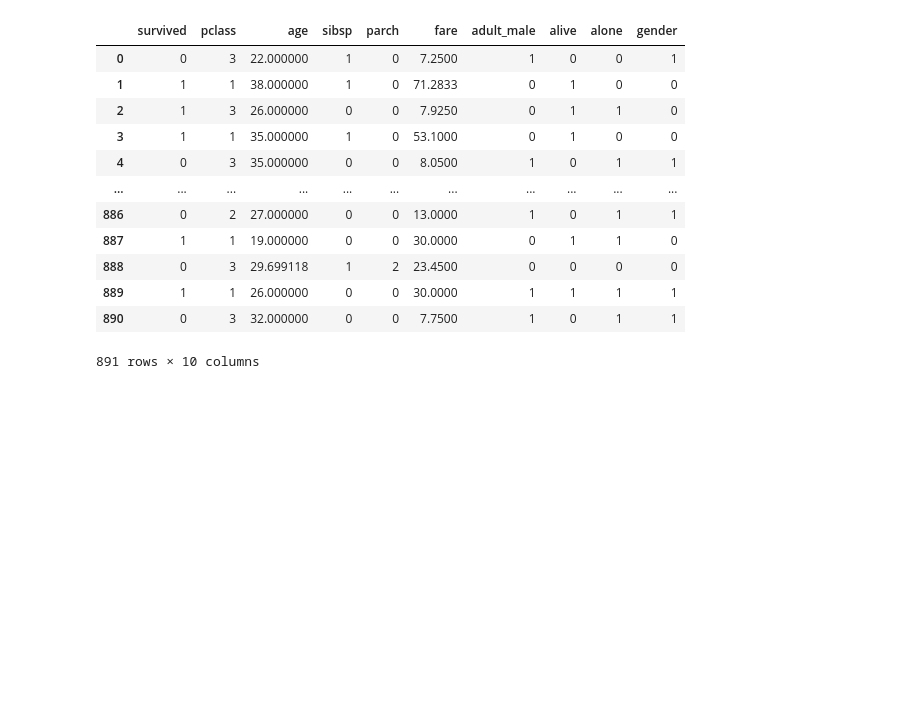
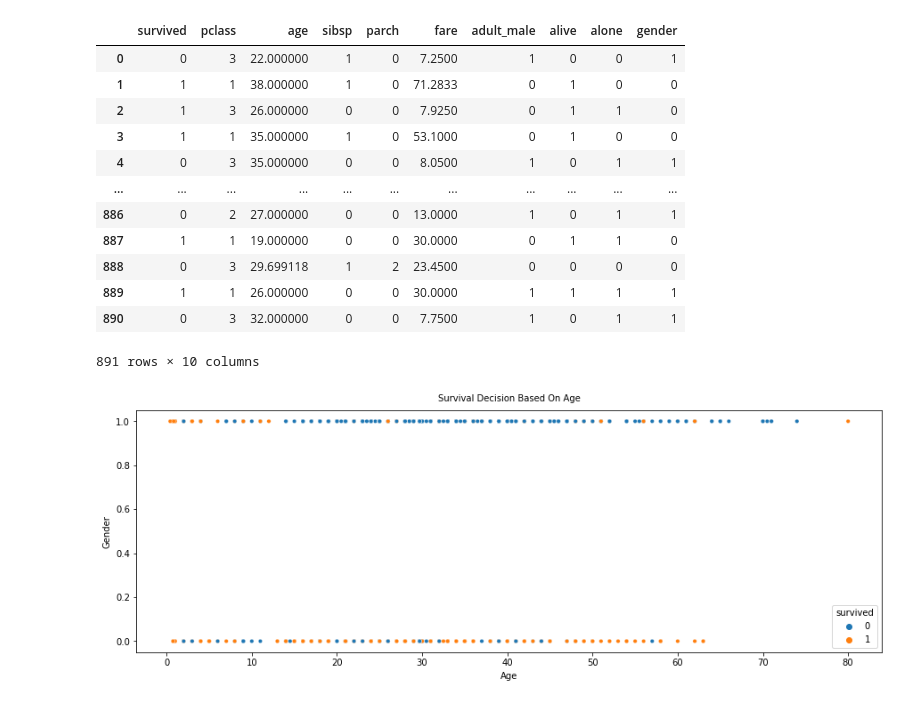
Before and after one commit to TROISTROIS/TITANIC-SURVIVORS, a Jupyter notebook: Titanic Survivors.ipynb, the cells around one changed output. Drawn from its saved outputs; the diff is of its cells as text; code cells hidden in the pictures; blank space fills up the shorter version.

```diff
--- a/Titanic Survivors.ipynb
+++ b/Titanic Survivors.ipynb
@@ -26,6 +28,17 @@ df
 | 889 | 1 | 1 | 26.000000 | 0 | 0 | 30.0000 | 1 | 1 | 1 | 1 |
 | 890 | 0 | 3 | 32.000000 | 0 | 0 | 7.7500 | 1 | 0 | 1 | 1 |
 891 rows × 10 columns
+# %%
+plt.figure(figsize=(15,5))
+sns.scatterplot(x="age",y="gender",hue="survived",data=df,s=20)
+plt.xlabel("Age",labelpad=5)
+plt.ylabel("Gender",labelpad=5)
+plt.title("Survival Decision Based On Age",y=1.015,fontsize=10)
+ax=plt.gca()
+ax.xaxis.set_major_formatter(tick.EngFormatter())
+plt.show()
+# %% [output]
+[figure, added]
 # %%
 arr=df.to_numpy()
 arr
```
Also changed, not shown: parts of 9 cells of this notebook.
